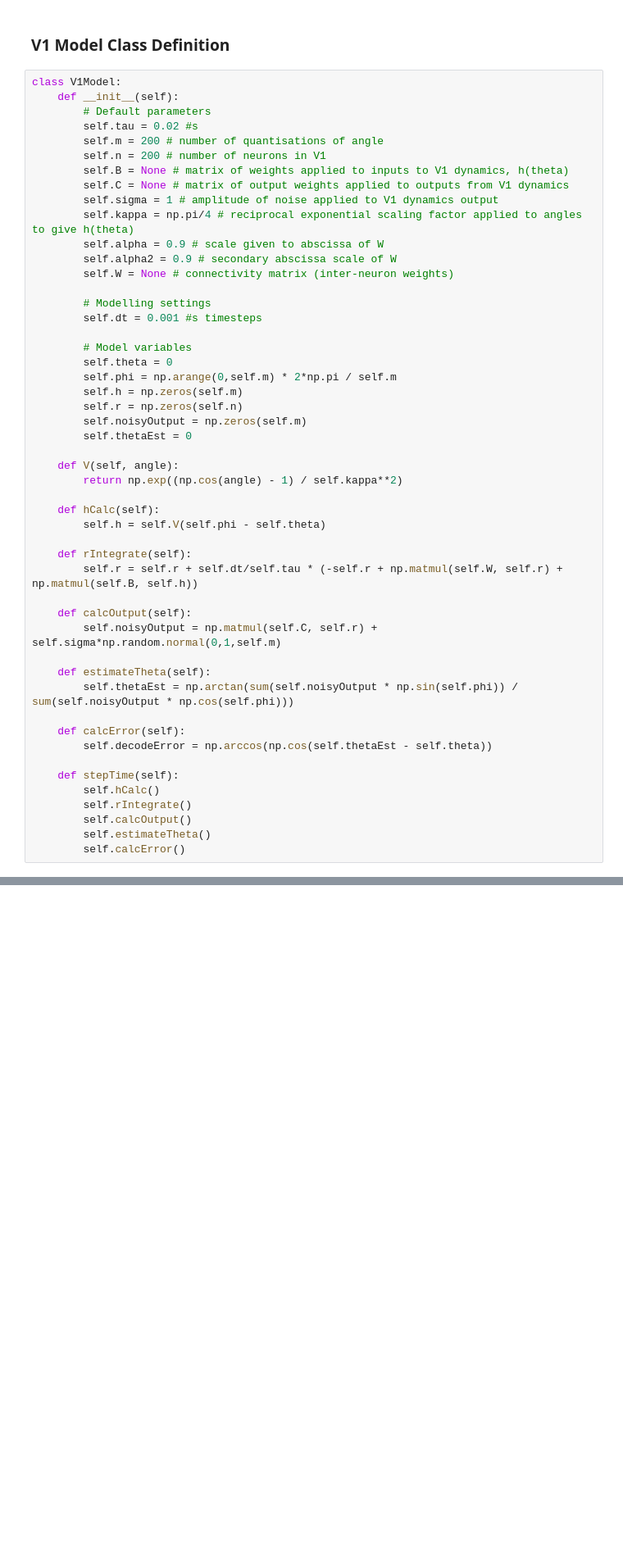
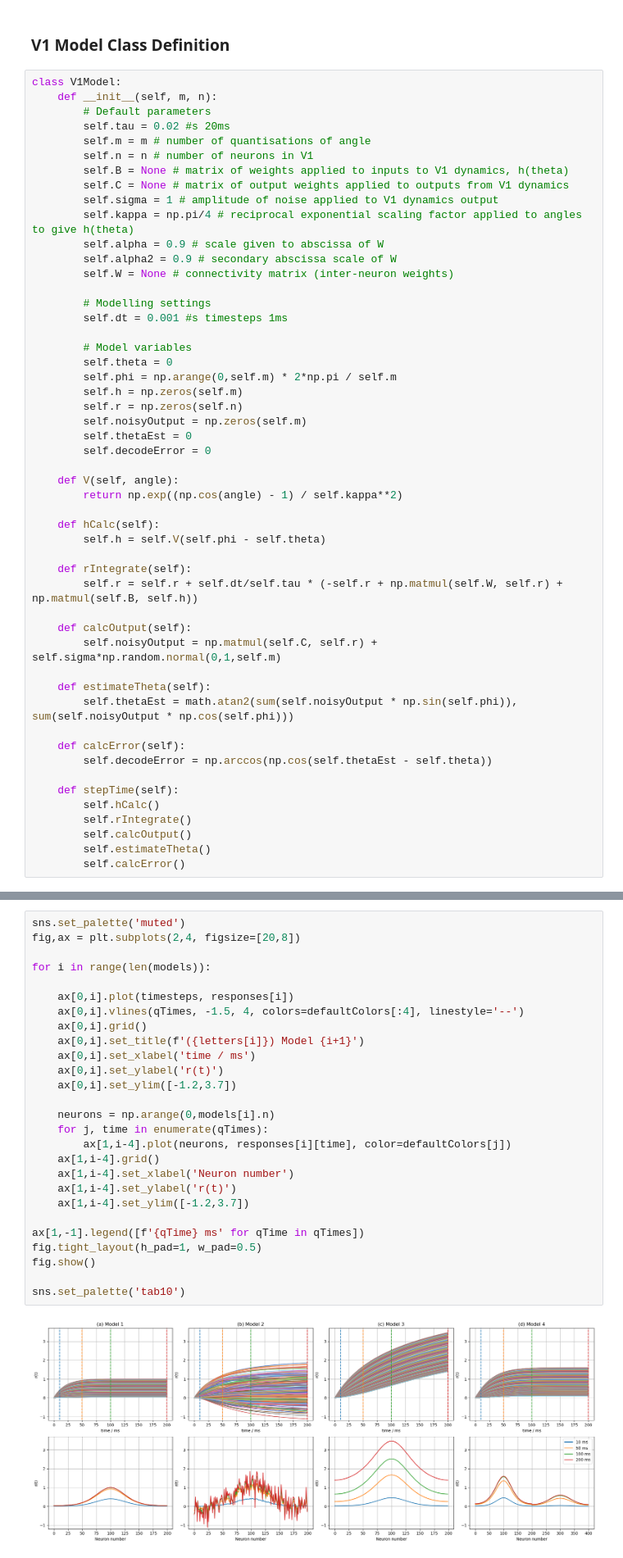
Before and after one commit to elbertwang00/4G3-Courseworks, a Jupyter notebook: Coursework1/coursework1.ipynb, the cells around one changed output, grey strips where cells are left out. Shown at 82% size. Drawn from its saved outputs; the diff is of its cells as text; blank space fills up the shorter version.

```diff
--- a/Coursework1/coursework1.ipynb
+++ b/Coursework1/coursework1.ipynb
@@ -19,11 +22,11 @@ def matrixHeatMap(matrix):
 ### V1 Model Class Definition
 # %%
 class V1Model:
-    def __init__(self):
+    def __init__(self, m, n):
         # Default parameters
-        self.tau = 0.02 #s
-        self.m = 200 # number of quantisations of angle
-        self.n = 200 # number of neurons in V1
+        self.tau = 0.02 #s 20ms
+        self.m = m # number of quantisations of angle
+        self.n = n # number of neurons in V1
         self.B = None # matrix of weights applied to inputs to V1 dynamics, h(theta)
         self.C = None # matrix of output weights applied to outputs from V1 dynamics
         self.sigma = 1 # amplitude of noise applied to V1 dynamics output
@@ -33,7 +36,7 @@ class V1Model:
         self.W = None # connectivity matrix (inter-neuron weights)
 
         # Modelling settings
-        self.dt = 0.001 #s timesteps
+        self.dt = 0.001 #s timesteps 1ms
 
         # Model variables
         self.theta = 0
@@ -42,6 +45,7 @@ class V1Model:
         self.r = np.zeros(self.n)
         self.noisyOutput = np.zeros(self.m)
         self.thetaEst = 0
+        self.decodeError = 0
 
     def V(self, angle):
         return np.exp((np.cos(angle) - 1) / self.kappa**2)
@@ -56,7 +60,7 @@ class V1Model:
         self.noisyOutput = np.matmul(self.C, self.r) + self.sigma*np.random.normal(0,1,self.m)
 
     def estimateTheta(self):
-        self.thetaEst = np.arctan(sum(self.noisyOutput * np.sin(self.phi)) / sum(self.noisyOutput * np.cos(self.phi)))
+        self.thetaEst = math.atan2(sum(self.noisyOutput * np.sin(self.phi)), sum(self.noisyOutput * np.cos(self.phi)))
 
     def calcError(self):
         self.decodeError = np.arccos(np.cos(self.thetaEst - self.theta))
@@ -118,0 +154,29 @@ model4 = setModel4()
+# %%
+sns.set_palette('muted')
+fig,ax = plt.subplots(2,4, figsize=[20,8])
+
+for i in range(len(models)):
+
+    ax[0,i].plot(timesteps, responses[i])
+    ax[0,i].vlines(qTimes, -1.5, 4, colors=defaultColors[:4], linestyle='--')
+    ax[0,i].grid()
+    ax[0,i].set_title(f'({letters[i]}) Model {i+1}')
+    ax[0,i].set_xlabel('time / ms')
+    ax[0,i].set_ylabel('r(t)')
+    ax[0,i].set_ylim([-1.2,3.7])
+
+    neurons = np.arange(0,models[i].n)
+    for j, time in enumerate(qTimes):
+        ax[1,i-4].plot(neurons, responses[i][time], color=defaultColors[j])
+    ax[1,i-4].grid()
+    ax[1,i-4].set_xlabel('Neuron number')
+    ax[1,i-4].set_ylabel('r(t)')
+    ax[1,i-4].set_ylim([-1.2,3.7])
+
+ax[1,-1].legend([f'{qTime} ms' for qTime in qTimes])
+fig.tight_layout(h_pad=1, w_pad=0.5)
+fig.show()
+
+sns.set_palette('tab10')
+# %% [output]
+[figure, added]
```
Also changed, not shown: parts of 20 cells of this notebook.
